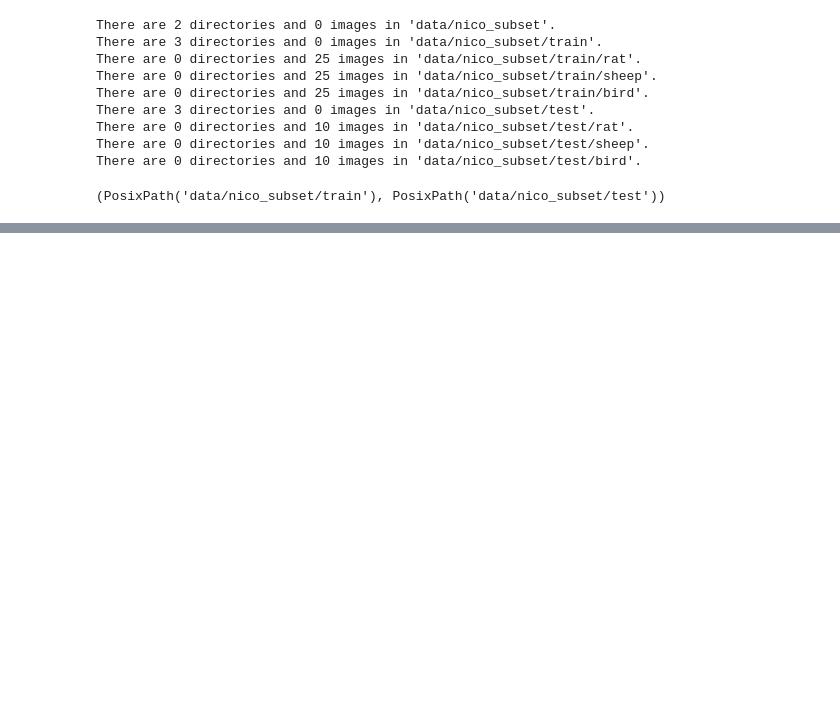
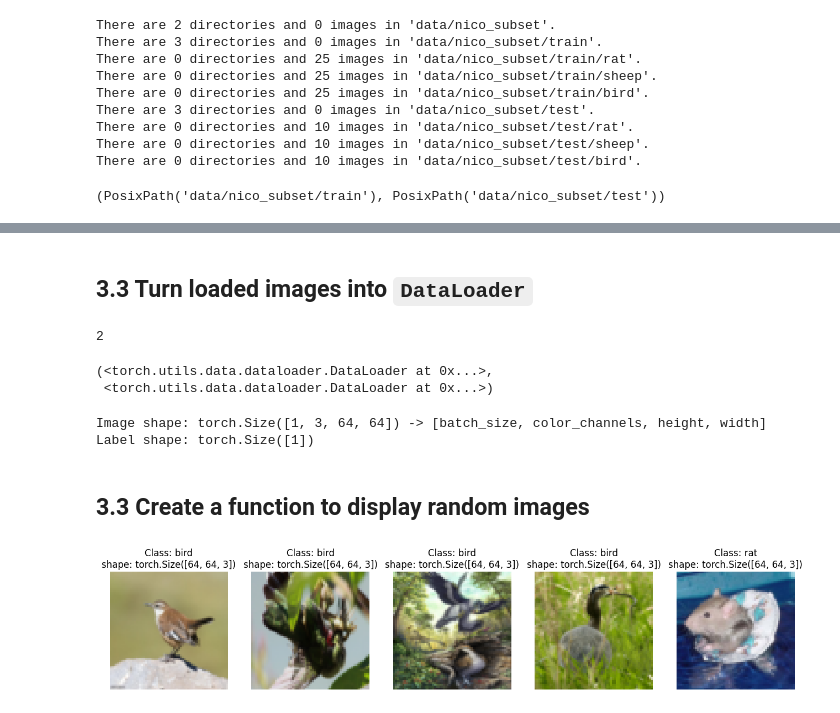
Before and after one commit to BhardwajArjit/Research-Paper-Replication, a Jupyter notebook: CaaM_Replication.ipynb, the cells around one changed output, grey strips where cells are left out. Saved outputs shown, nothing was run; the diff lists cells and outputs as text; code cells hidden in the pictures; blank space fills up the shorter version.

Commit message:
add dataloader

```diff
--- a/CaaM_Replication.ipynb
+++ b/CaaM_Replication.ipynb
@@ -193,0 +396,35 @@ Image width: 1200
+# %% [markdown]
+## 3.3 Turn loaded images into `DataLoader`
+# %%
+import os
+os.cpu_count()
+# %% [output]
+2
+# %%
+# Turn train and test datasets into DataLoader's
+from torch.utils.data import DataLoader
+BATCH_SIZE=1
+train_dataloader = DataLoader(dataset=train_data,
+                              batch_size=BATCH_SIZE,
+                              num_workers=1,
+                              shuffle=True)
+
+test_dataloader = DataLoader(dataset=test_data,
+                             batch_size=BATCH_SIZE,
+                             num_workers=1,
+                             shuffle=False)
+
+train_dataloader, test_dataloader
+# %% [output]
+(<torch.utils.data.dataloader.DataLoader at 0x...>,
+ <torch.utils.data.dataloader.DataLoader at 0x...>)
+# %%
+img, label = next(iter(train_dataloader))
+
+print(f"Image shape: {img.shape} -> [batch_size, color_channels, height, width]")
+print(f"Label shape: {label.shape}")
+# %% [output]
+Image shape: torch.Size([1, 3, 64, 64]) -> [batch_size, color_channels, height, width]
+Label shape: torch.Size([1])
+# %% [markdown]
+## 3.3 Create a function to display random images
@@ -193,0 +471,8 @@ Image width: 1200
+# %%
+# Display random images from the ImageFolder created Dataset
+display_random_images(train_data,
+                      n=5,
+                      classes=class_names,
+                      seed=None)
+# %% [output]
+[figure, added]
```
Also changed, not shown: parts of 25 cells of this notebook.
